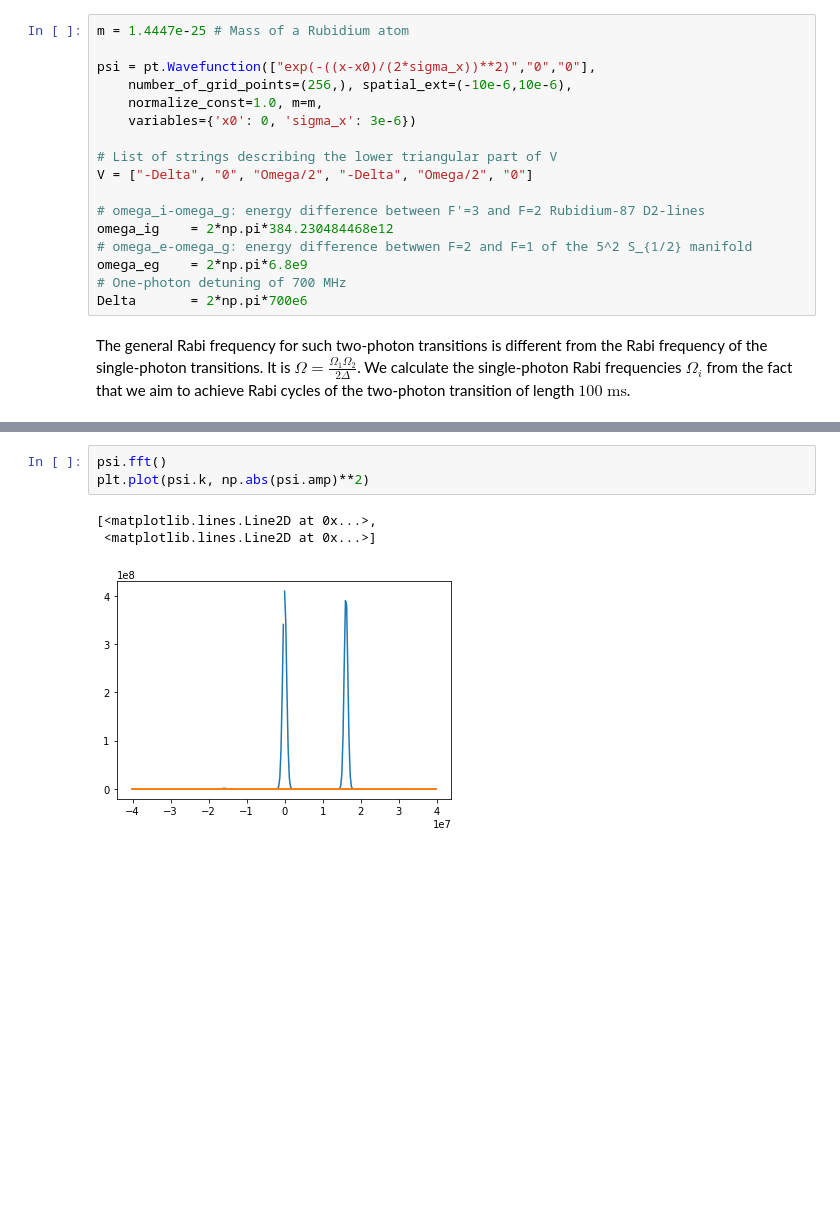
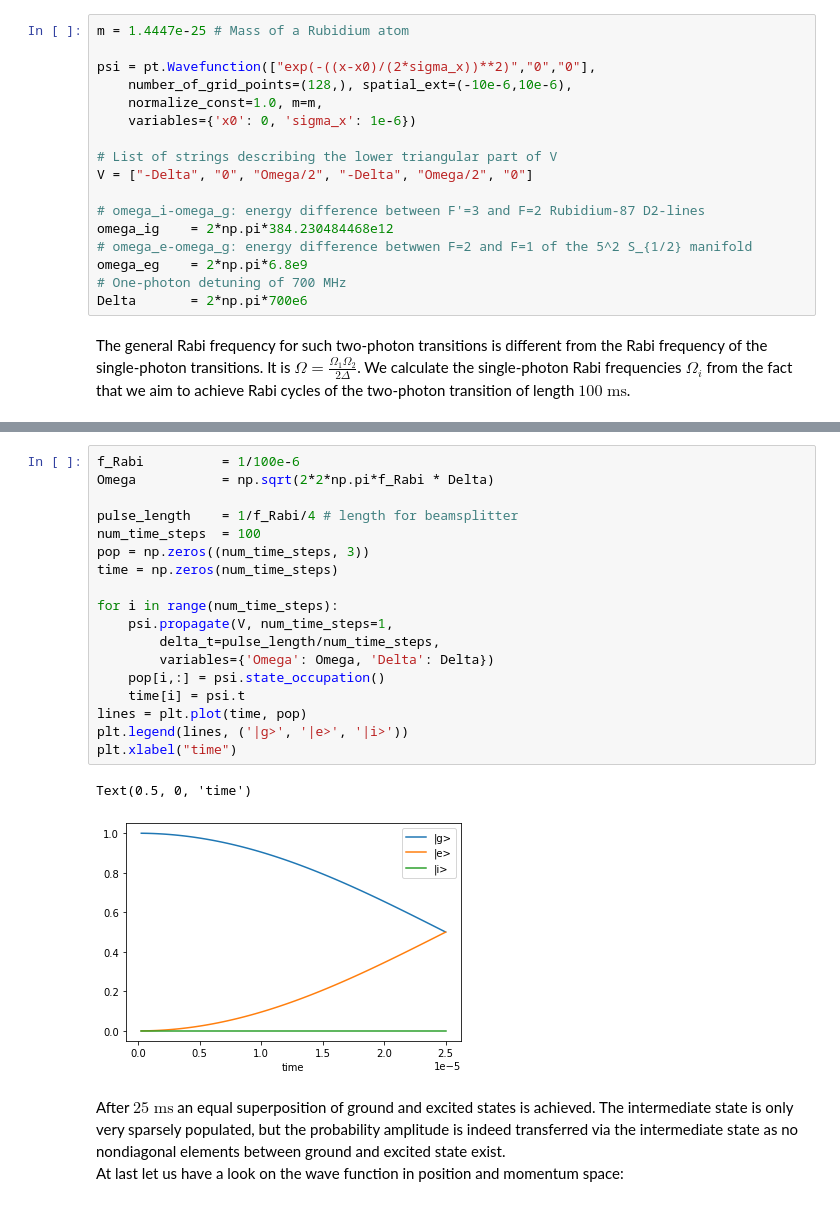
Before and after one commit to savowe/pytalises, a Jupyter notebook: docs/source/additional_examples.ipynb, the cells around one changed output, grey strips where cells are left out. Cells and saved outputs as stored; diff of their text form; blank space fills up the shorter version.

```diff
--- a/docs/source/additional_examples.ipynb
+++ b/docs/source/additional_examples.ipynb
@@ -201,9 +212,9 @@ The intermediate state will be one of the 5$^2$P$_{3/2}$ states. The ground and
 m = 1.4447e-25 # Mass of a Rubidium atom
 
 psi = pt.Wavefunction(["exp(-((x-x0)/(2*sigma_x))**2)","0","0"],
-    number_of_grid_points=(256,), spatial_ext=(-10e-6,10e-6),
+    number_of_grid_points=(128,), spatial_ext=(-10e-6,10e-6),
     normalize_const=1.0, m=m,
-    variables={'x0': 0, 'sigma_x': 3e-6})
+    variables={'x0': 0, 'sigma_x': 1e-6})
 
 # List of strings describing the lower triangular part of V
 V = ["-Delta", "0", "Omega/2", "-Delta", "Omega/2", "0"]
@@ -345,7 +230,24 @@ plt.plot(psi.r, np.abs(psi.amp)**2)
-# %%
-psi.fft()
-plt.plot(psi.k, np.abs(psi.amp)**2)
-# %% [output]
-[<matplotlib.lines.Line2D at 0x...>,
- <matplotlib.lines.Line2D at 0x...>]
-[figure, removed]
+# %%
+f_Rabi          = 1/100e-6
+Omega           = np.sqrt(2*2*np.pi*f_Rabi * Delta)
+
+pulse_length    = 1/f_Rabi/4 # length for beamsplitter
+num_time_steps  = 100
+pop = np.zeros((num_time_steps, 3))
+time = np.zeros(num_time_steps)
+
+for i in range(num_time_steps):
+    psi.propagate(V, num_time_steps=1,
+        delta_t=pulse_length/num_time_steps,
+        variables={'Omega': Omega, 'Delta': Delta})
+    pop[i,:] = psi.state_occupation()
+    time[i] = psi.t
+lines = plt.plot(time, pop)
+plt.legend(lines, ('|g>', '|e>', '|i>'))
+plt.xlabel("time")
+# %% [output]
+Text(0.5, 0, 'time')
+[figure, added]
+# %% [markdown]
+After $25\;\mathrm{ms}$ an equal superposition of ground and excited states is achieved. The intermediate state is only very sparsely populated, but the probability amplitude is indeed transferred via the intermediate state as no nondiagonal elements between ground and excited state exist.
+At last let us have a look on the wave function in position and momentum space:
```
Also changed, not shown: parts of 57 cells of this notebook, 3 other files.
